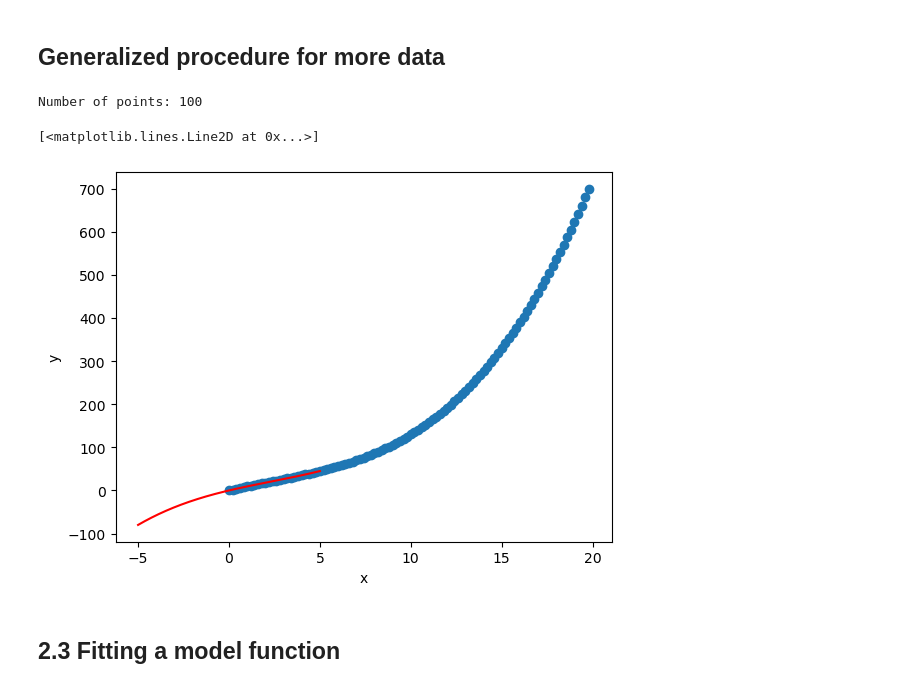
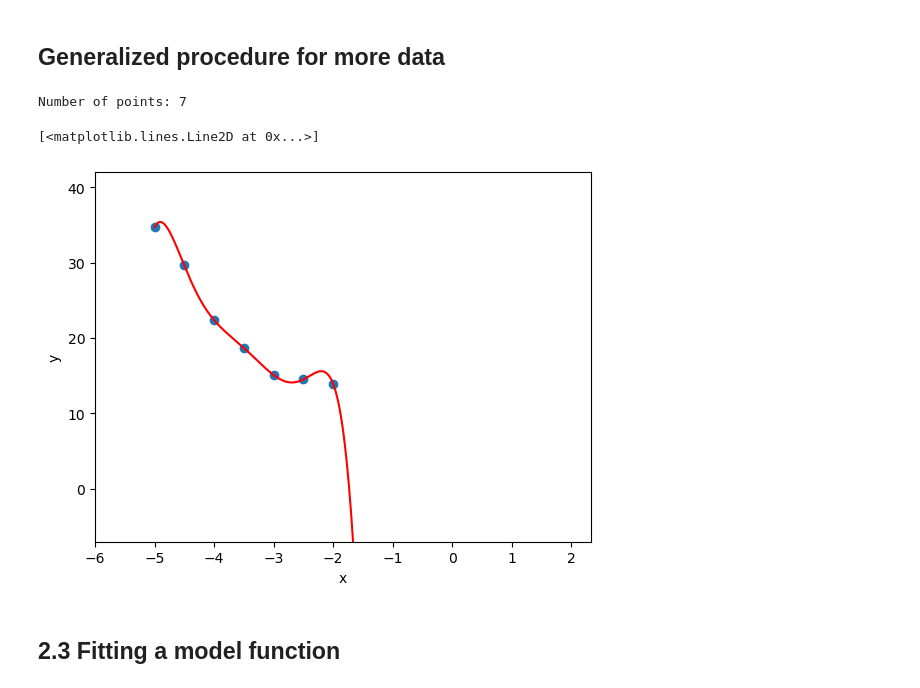
Before and after one commit to Alverd02/Computational-Physics, a Jupyter notebook: Series expansion, interpolation and data fitting/03_Interpolation_template.ipynb, the cells around one changed output. Cells and saved outputs as stored; diff of their text form; code cells hidden in the pictures.

Commit message:
Series expansion, interpolation and data fitting.

```diff
--- a/Series expansion, interpolation and data fitting/03_Interpolation_template.ipynb
+++ b/Series expansion, interpolation and data fitting/03_Interpolation_template.ipynb
@@ -412,26 +410,32 @@ plt.plot(x_list, sum(y_list))
 # %%
 n = int(input("Number of points: "))
 
-datapoly = data[:,n:2*n]
+while n > len(data[0]):
+    print("Too many numbers.")
+    n = int(input("Number of points: "))
+
+datapoly = data[:,0:n]
 
 x = np.array([datapoly[0]**i for i in range(len(datapoly[0]))])
 x_T = np.transpose(x)
 
 y = datapoly[1,:]
 
 sol = np.linalg.solve(x_T, y)
 
 plt.xlabel("x")
 plt.ylabel("y")
+plt.ylim([-n, 6*n])
+plt.xlim([-6, n/3])
 
 x_list = np.linspace(-5, 5, 901)
 y_list = [sol[i]*x_list**i for i in range(len(sol))]
 plt.scatter(datapoly[0], datapoly[1])
 plt.plot(x_list, sum(y_list), color="red")
 # %% [output]
-Number of points: 100
+Number of points: 7
 [<matplotlib.lines.Line2D at 0x...>]
-[figure, old version]
+[figure, new version]
 # %% [markdown]
 ## 2.3 Fitting a model function
 # %% [markdown]
```
Also changed, not shown: parts of 9 cells of this notebook.
